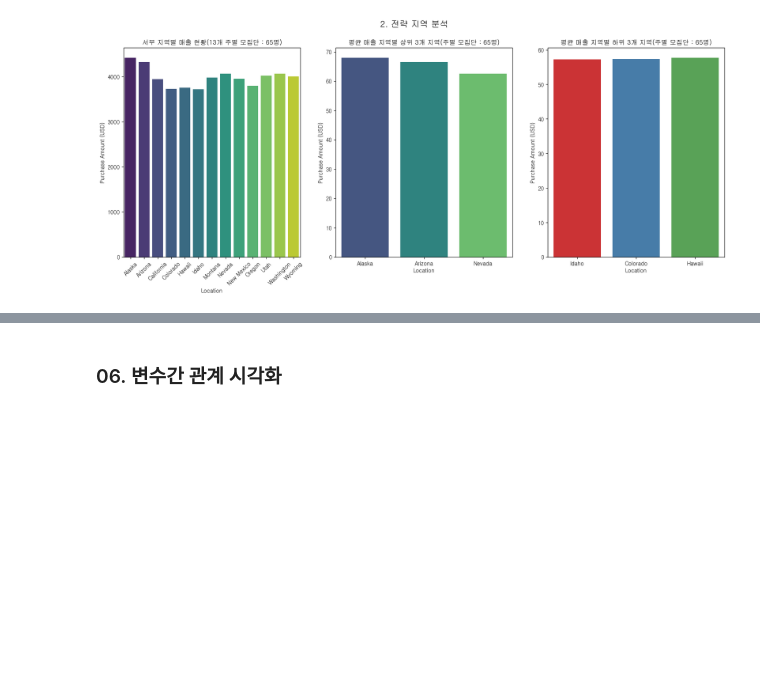
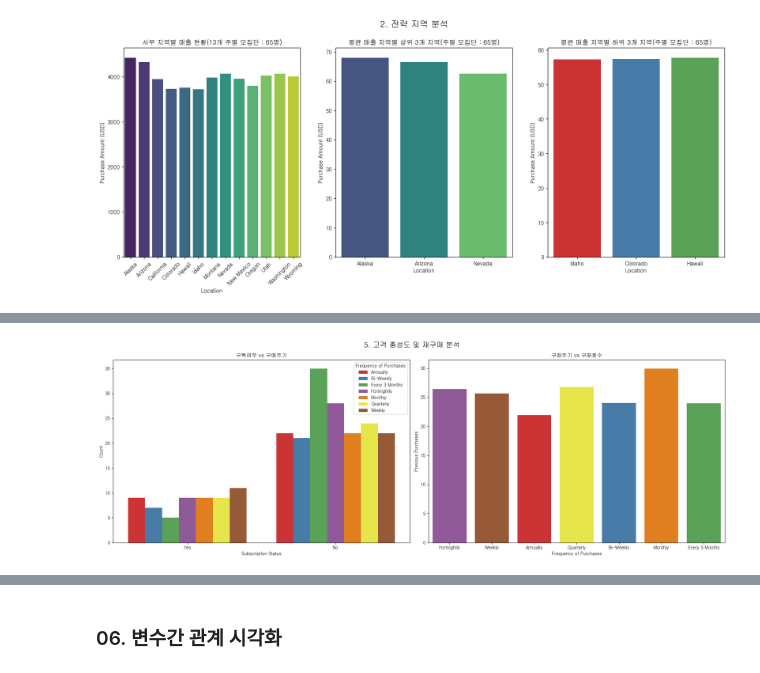
Before and after one commit to jr-2-team/shopping-data-analysis, a Jupyter notebook: presentation/LNK_PRE.ipynb, the cells around one changed output, grey strips where cells are left out. Saved outputs shown, nothing was run; the diff lists cells and outputs as text; code cells hidden in the pictures; blank space fills up the shorter version.

```diff
--- a/presentation/LNK_PRE.ipynb
+++ b/presentation/LNK_PRE.ipynb
@@ -344,0 +448,45 @@ KeyError: 'AgeGroup'
+# %%
+# 5. 고객 충성도 및 재구매 분석
+#     구독영향 Subscription Status, Frequency of Purchases
+
+fig, ax = plt.subplots(1, 2, figsize=(20, 7))
+
+subscription_low_3sales_df = low_3sales_df.groupby(['Subscription Status', 'Frequency of Purchases'])['Item Purchased'].count().reset_index()
+subscription_low_3sales_df.columns = ['Subscription Status', 'Frequency of Purchases', 'Count']
+
+sns.barplot(data=subscription_low_3sales_df,
+            x='Subscription Status',
+            y='Count',
+            hue='Frequency of Purchases',
+            palette='Set1',
+            errorbar=None,
+            order=orderYN,
+            ax=ax[0],
+            )
+
+#     충성도높은고객 Previous Purchase, Frequency of Purchases
+
+loyalty_low_3sales_df = low_3sales_df.groupby(['Frequency of Purchases'])['Previous Purchases'].mean().reset_index()
+freq_order = ['Fortnightly', 'Weekly', 'Annually', 'Quarterly', 'Bi-Weekly', 'Monthly', 'Every 3 Months']
+
+sns.barplot(data=loyalty_low_3sales_df,
+            x='Frequency of Purchases',
+            y='Previous Purchases',
+            hue='Frequency of Purchases',
+            ax=ax[1],
+            palette='Set1',
+            errorbar=None,
+            order=freq_order
+            )
+
+plt.suptitle("5. 고객 충성도 및 재구매 분석", fontsize=16, fontweight='bold')
+
+# 5. 고객 충성도 및 재구매 분석
+ax[0].set_title('구독여부 vs 구매주기')
+ax[1].set_title('구매주기 vs 구매횟수')
+
+plt.tight_layout()
+
+plt.show()
+# %% [output]
+[figure, added]
```
Also changed, not shown: parts of 6 cells of this notebook, 1 other file.
